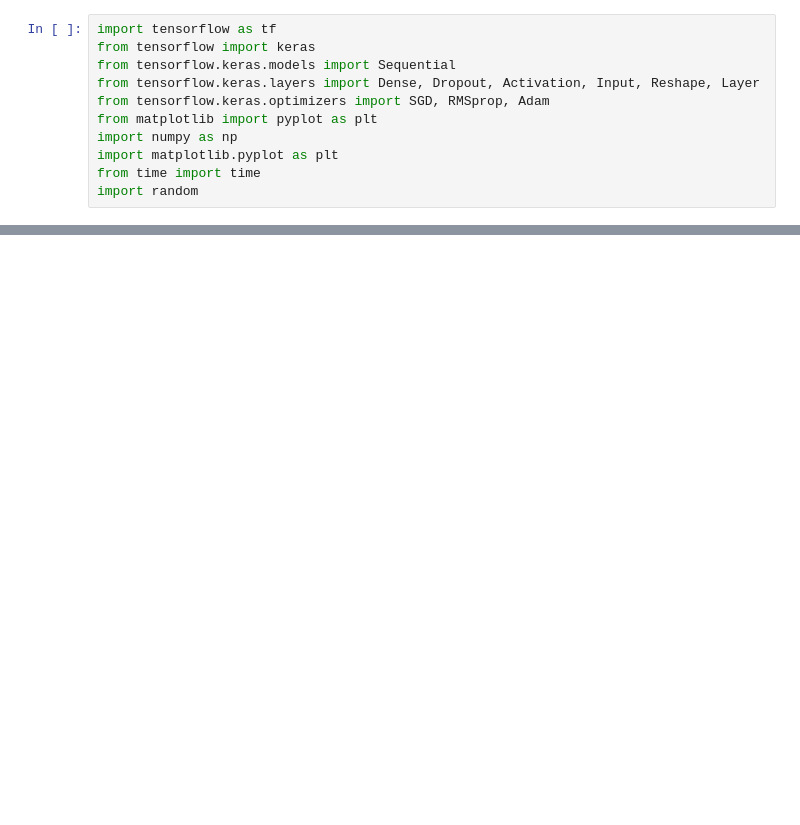
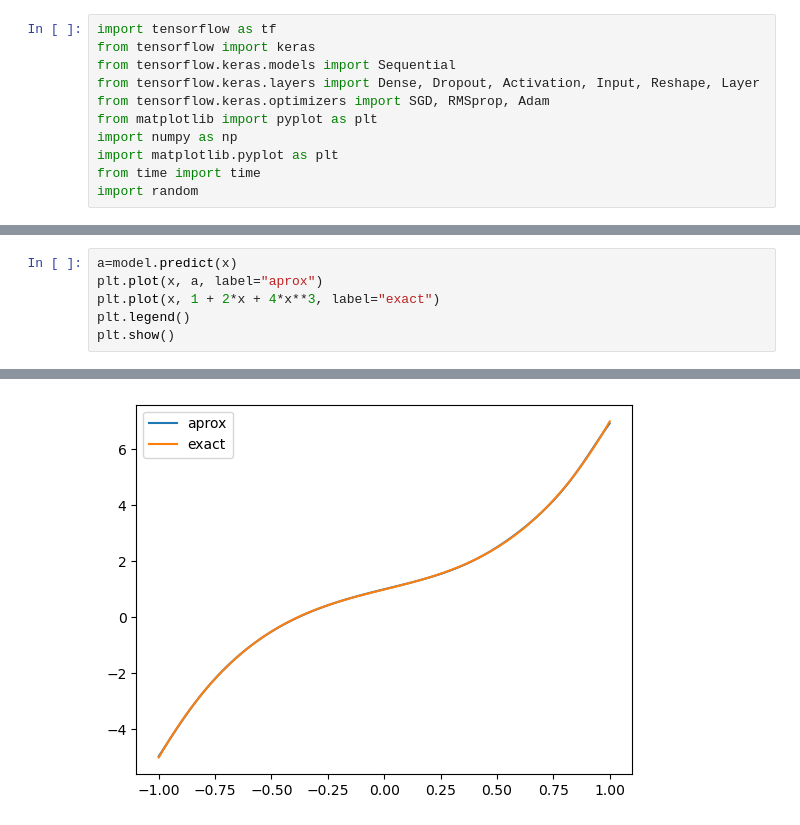
Before and after one commit to Pablo-Pomares/GradientTape, a Jupyter notebook: redReprod.ipynb, the cells around one changed output, grey strips where cells are left out. Cells and saved outputs as stored; diff of their text form; blank space fills up the shorter version.

```diff
--- a/redReprod.ipynb
+++ b/redReprod.ipynb
@@ -113,0 +113,7 @@ array([ 1.47082722,  1.28055546,  1.09104986,  0.90307348,  0.71738326,
+# %%
+a=model.predict(x)
+plt.plot(x, a, label="aprox")
+plt.plot(x, 1 + 2*x + 4*x**3, label="exact")
+plt.legend()
+plt.show()
+# %% [output]
@@ -113,0 +121 @@ array([ 1.47082722,  1.28055546,  1.09104986,  0.90307348,  0.71738326,
+[figure, added]
```
Also changed, not shown: parts of 10 cells of this notebook.
